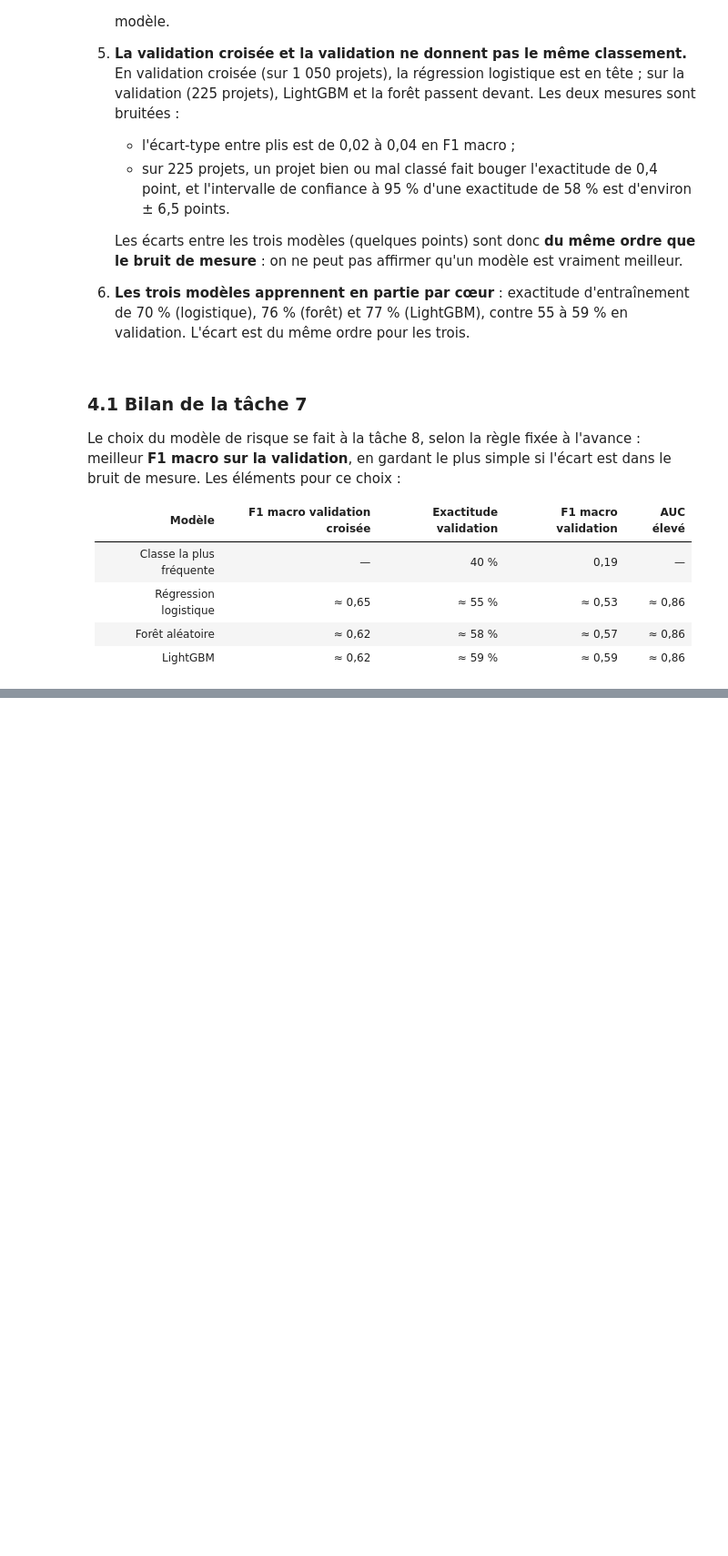
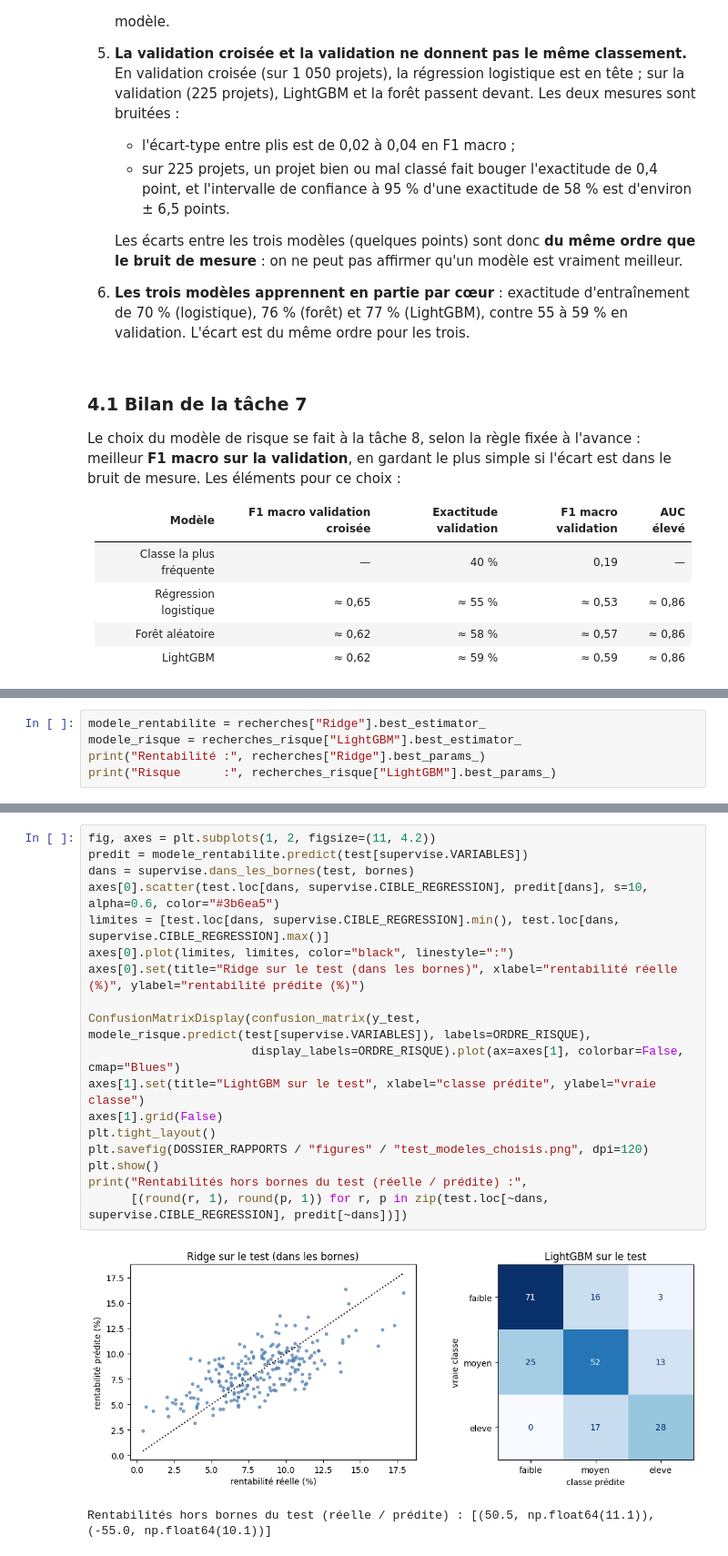
Before and after one commit to IlyasBBB/ia-agentique-investissement, a Jupyter notebook: notebooks/role1/02_modeles.ipynb, the cells around one changed output, grey strips where cells are left out. Shown at 91% size. Cells and saved outputs as stored; diff of their text form; blank space fills up the shorter version.

```diff
--- a/notebooks/role1/02_modeles.ipynb
+++ b/notebooks/role1/02_modeles.ipynb
@@ -605,0 +681,5 @@ Le choix du modèle de risque se fait à la tâche 8, selon la règle fixée à
+# %%
+modele_rentabilite = recherches["Ridge"].best_estimator_
+modele_risque = recherches_risque["LightGBM"].best_estimator_
+print("Rentabilité :", recherches["Ridge"].best_params_)
+print("Risque      :", recherches_risque["LightGBM"].best_params_)
@@ -605,0 +734,21 @@ Le choix du modèle de risque se fait à la tâche 8, selon la règle fixée à
+# %%
+fig, axes = plt.subplots(1, 2, figsize=(11, 4.2))
+predit = modele_rentabilite.predict(test[supervise.VARIABLES])
+dans = supervise.dans_les_bornes(test, bornes)
+axes[0].scatter(test.loc[dans, supervise.CIBLE_REGRESSION], predit[dans], s=10, alpha=0.6, color="#3b6ea5")
+limites = [test.loc[dans, supervise.CIBLE_REGRESSION].min(), test.loc[dans, supervise.CIBLE_REGRESSION].max()]
+axes[0].plot(limites, limites, color="black", linestyle=":")
+axes[0].set(title="Ridge sur le test (dans les bornes)", xlabel="rentabilité réelle (%)", ylabel="rentabilité prédite (%)")
+
+ConfusionMatrixDisplay(confusion_matrix(y_test, modele_risque.predict(test[supervise.VARIABLES]), labels=ORDRE_RISQUE),
+                       display_labels=ORDRE_RISQUE).plot(ax=axes[1], colorbar=False, cmap="Blues")
+axes[1].set(title="LightGBM sur le test", xlabel="classe prédite", ylabel="vraie classe")
+axes[1].grid(False)
+plt.tight_layout()
+plt.savefig(DOSSIER_RAPPORTS / "figures" / "test_modeles_choisis.png", dpi=120)
+plt.show()
+print("Rentabilités hors bornes du test (réelle / prédite) :",
+      [(round(r, 1), round(p, 1)) for r, p in zip(test.loc[~dans, supervise.CIBLE_REGRESSION], predit[~dans])])
+# %% [output]
+[figure, added]
+Rentabilités hors bornes du test (réelle / prédite) : [(50.5, np.float64(11.1)), (-55.0, np.float64(10.1))]
```
Also changed, not shown: parts of 11 cells of this notebook, 6 other files.
